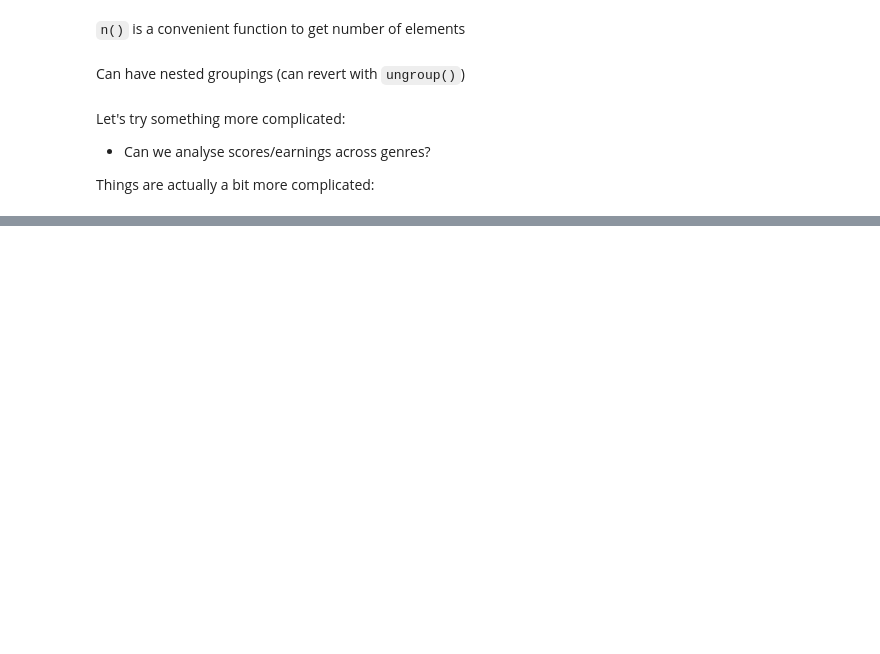
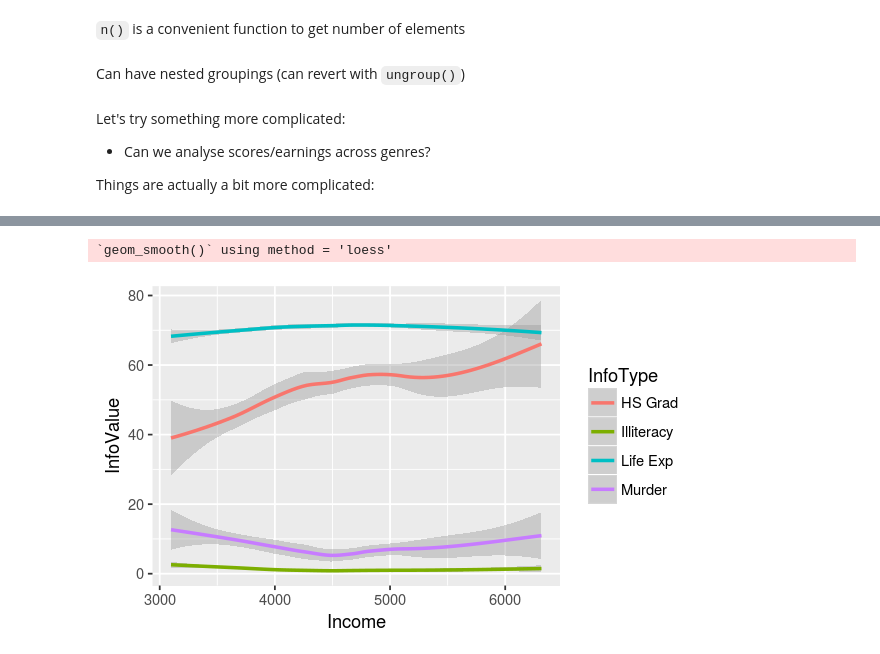
Before and after one commit to varao/varao.github.io, a Jupyter notebook: stat598z_fall17/lect14.ipynb, the cells around one changed output, grey strips where cells are left out. Saved outputs shown, nothing was run; the diff lists cells and outputs as text; code cells hidden in the pictures; blank space fills up the shorter version.

```diff
--- a/stat598z_fall17/lect14.ipynb
+++ b/stat598z_fall17/lect14.ipynb
@@ -277,0 +377,3 @@ gnr_frac %>% mutate_each(funs(./sum(.)),Action:Game_Show) %>% gather('Genre','Co
+# %%
+state_info <- as_tibble(state.x77)
+print(state_info[1:10,])
@@ -277,0 +394,8 @@ gnr_frac %>% mutate_each(funs(./sum(.)),Action:Game_Show) %>% gather('Genre','Co
+# %%
+state_tall <- state_info %>%
+  gather(Illiteracy:`HS Grad`, key='InfoType',value='InfoValue')
+  ggplot(state_tall) +
+   geom_smooth(aes(x=Income, y=InfoValue,color=InfoType))
+# %% [output]
+`geom_smooth()` using method = 'loess'
+[figure, added]
```
Also changed, not shown: parts of 47 cells of this notebook, 2 other files.
